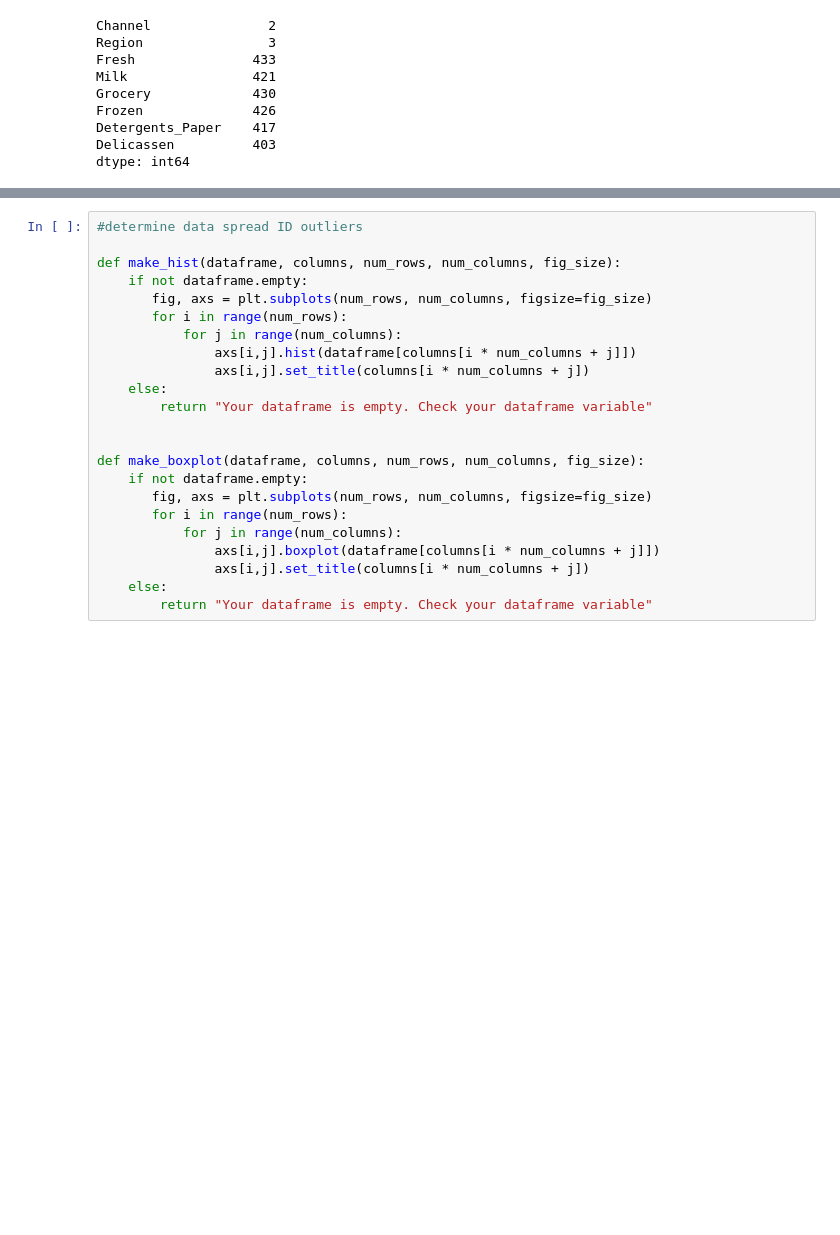
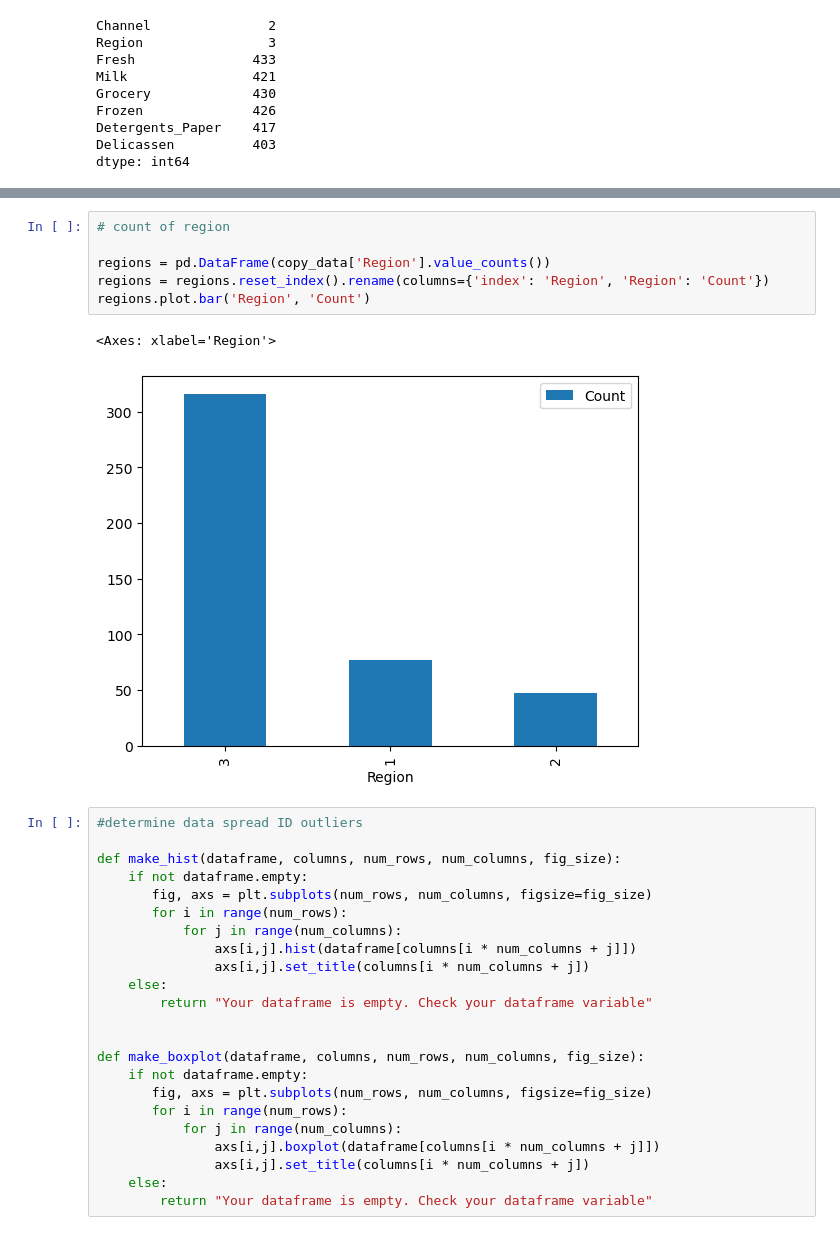
Before and after one commit to SBangarh/ml-project-unsupervised-learning, a Jupyter notebook: Unsupervised Learning - Project.ipynb, the cells around one changed output, grey strips where cells are left out. Saved outputs shown, nothing was run; the diff lists cells and outputs as text; blank space fills up the shorter version.

```diff
--- a/Unsupervised Learning - Project.ipynb
+++ b/Unsupervised Learning - Project.ipynb
@@ -191,3 +197,12 @@ dtype: int64
+# %%
+# count of region
+
+regions = pd.DataFrame(copy_data['Region'].value_counts())
+regions = regions.reset_index().rename(columns={'index': 'Region', 'Region': 'Count'})
+regions.plot.bar('Region', 'Count')
+# %% [output]
+<Axes: xlabel='Region'>
+[figure, added]
 # %%
 #determine data spread ID outliers
 
```
Also changed, not shown: parts of 10 cells of this notebook.
